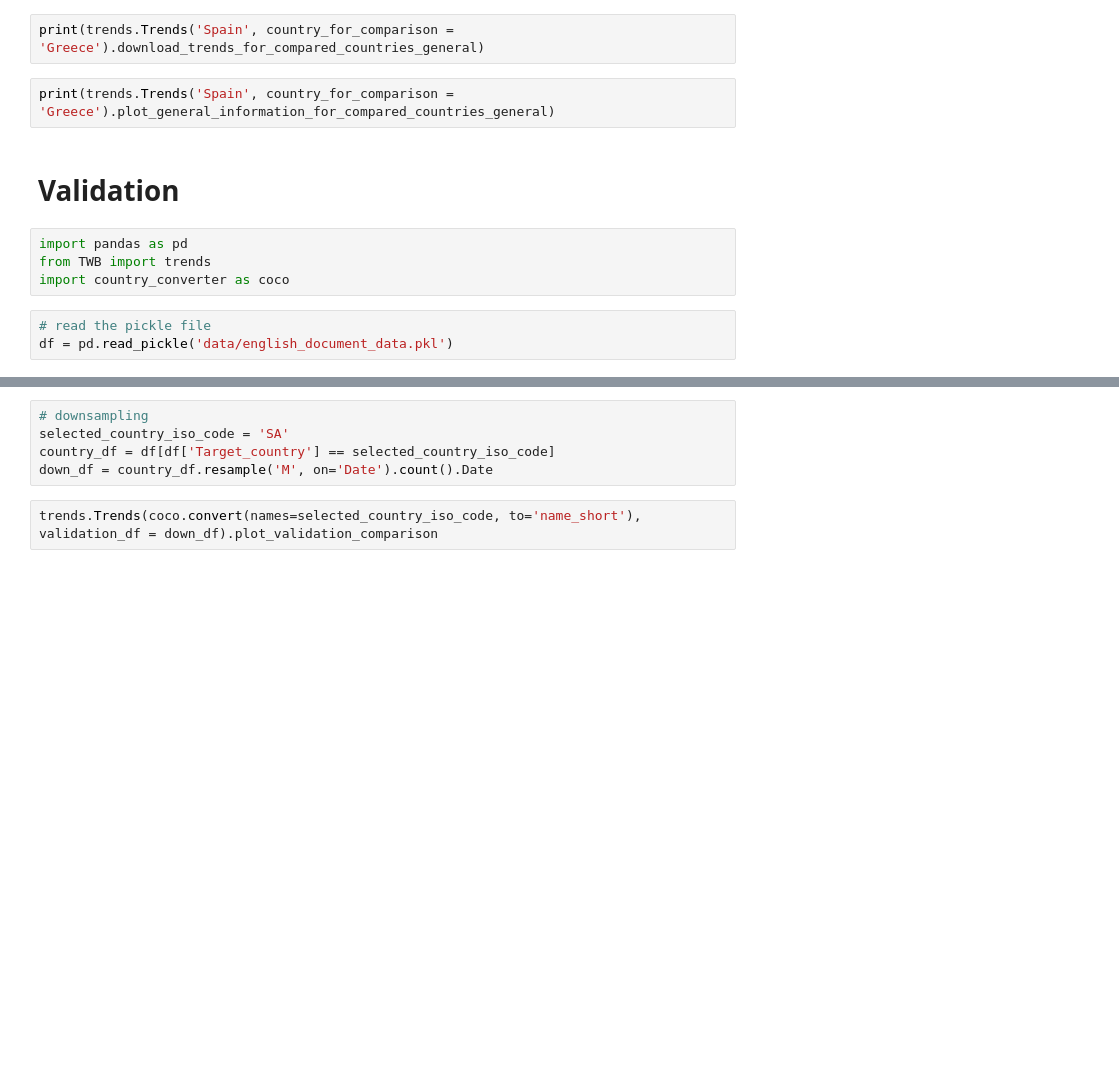
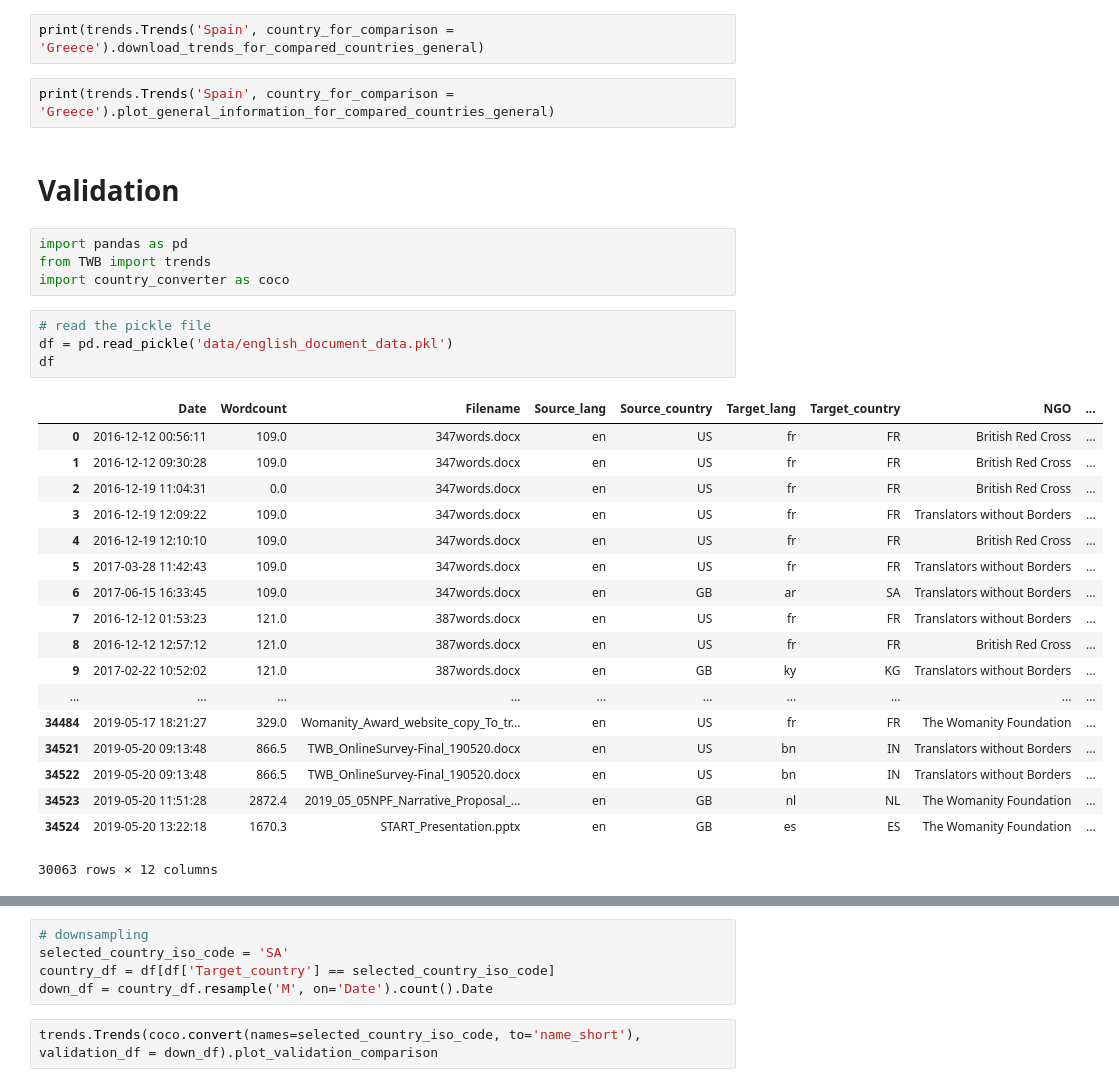
Before and after one commit to thiesgehrmann/JuSiPy_TWB, a Jupyter notebook: News.ipynb, the cells around one changed output, grey strips where cells are left out. Drawn from its saved outputs; the diff is of its cells as text; blank space fills up the shorter version.

```diff
--- a/News.ipynb
+++ b/News.ipynb
@@ -521,6 +537,26 @@ import country_converter as coco
 # %%
 # read the pickle file
 df = pd.read_pickle('data/english_document_data.pkl')
+df
+# %% [output]
+|  | Date | Wordcount | Filename | Source_lang | Source_country | Target_lang | Target_country | NGO | ... |
+| 0 | 2016-12-12 00:56:11 | 109.0 | 347words.docx | en | US | fr | FR | British Red Cross | ... |
+| 1 | 2016-12-12 09:30:28 | 109.0 | 347words.docx | en | US | fr | FR | British Red Cross | ... |
+| 2 | 2016-12-19 11:04:31 | 0.0 | 347words.docx | en | US | fr | FR | British Red Cross | ... |
+| 3 | 2016-12-19 12:09:22 | 109.0 | 347words.docx | en | US | fr | FR | Translators without Borders | ... |
+| 4 | 2016-12-19 12:10:10 | 109.0 | 347words.docx | en | US | fr | FR | British Red Cross | ... |
+| 5 | 2017-03-28 11:42:43 | 109.0 | 347words.docx | en | US | fr | FR | Translators without Borders | ... |
+| 6 | 2017-06-15 16:33:45 | 109.0 | 347words.docx | en | GB | ar | SA | Translators without Borders | ... |
+| 7 | 2016-12-12 01:53:23 | 121.0 | 387words.docx | en | US | fr | FR | Translators without Borders | ... |
+| 8 | 2016-12-12 12:57:12 | 121.0 | 387words.docx | en | US | fr | FR | British Red Cross | ... |
+| 9 | 2017-02-22 10:52:02 | 121.0 | 387words.docx | en | GB | ky | KG | Translators without Borders | ... |
+| ... | ... | ... | ... | ... | ... | ... | ... | ... | ... |
+| 34484 | 2019-05-17 18:21:27 | 329.0 | Womanity_Award_website_copy_To_tr... | en | US | fr | FR | The Womanity Foundation | ... |
+| 34521 | 2019-05-20 09:13:48 | 866.5 | TWB_OnlineSurvey-Final_190520.docx | en | US | bn | IN | Translators without Borders | ... |
+| 34522 | 2019-05-20 09:13:48 | 866.5 | TWB_OnlineSurvey-Final_190520.docx | en | US | bn | IN | Translators without Borders | ... |
+| 34523 | 2019-05-20 11:51:28 | 2872.4 | 2019_05_05NPF_Narrative_Proposal_... | en | GB | nl | NL | The Womanity Foundation | ... |
+| 34524 | 2019-05-20 13:22:18 | 1670.3 | START_Presentation.pptx | en | GB | es | ES | The Womanity Foundation | ... |
+30063 rows × 12 columns
 # %%
 # find countries
 
```
Also changed, not shown: parts of 5 cells of this notebook, 1 other file.
